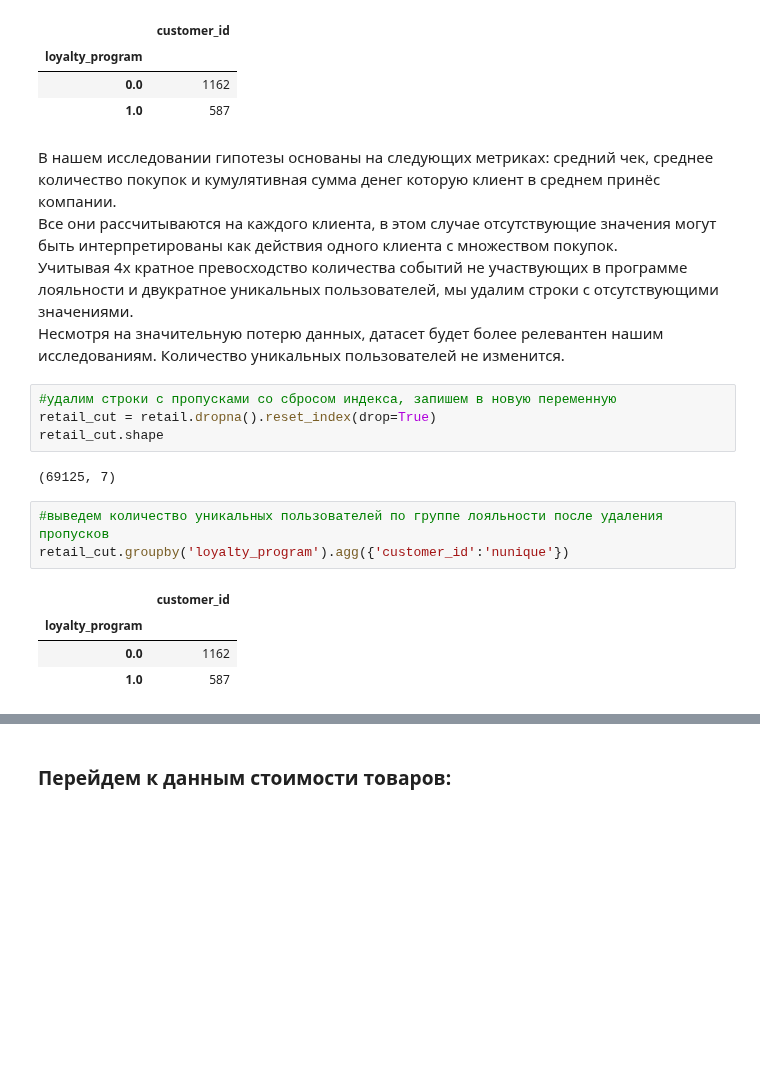
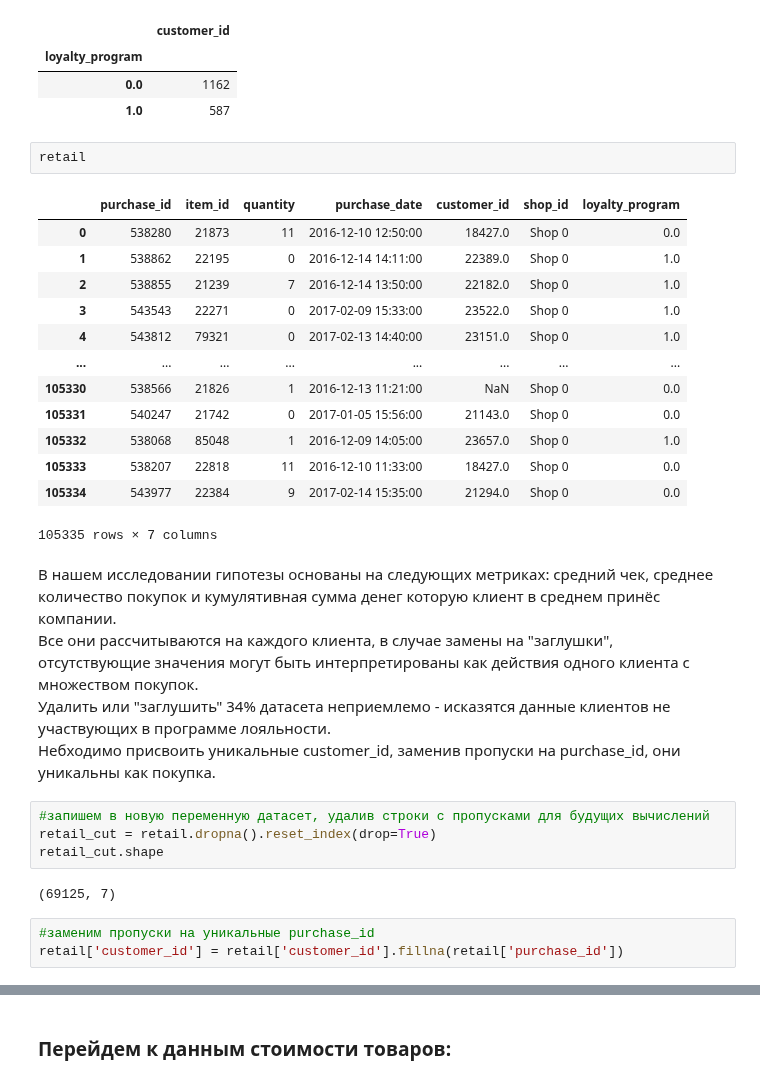
Before and after one commit to akirionenko/senior_progect, a Jupyter notebook: senior_project_1.ipynb, the cells around one changed output, grey strips where cells are left out. Drawn from its saved outputs; the diff is of its cells as text; blank space fills up the shorter version.

```diff
--- a/senior_project_1.ipynb
+++ b/senior_project_1.ipynb
@@ -149,22 +149,33 @@ retail.groupby('loyalty_program').agg({'customer_id':'nunique'})
 | loyalty_program |  |
 | 0.0 | 1162 |
 | 1.0 | 587 |
+# %%
+retail
+# %% [output]
+|  | purchase_id | item_id | quantity | purchase_date | customer_id | shop_id | loyalty_program |
+| 0 | 538280 | 21873 | 11 | 2016-12-10 12:50:00 | 18427.0 | Shop 0 | 0.0 |
+| 1 | 538862 | 22195 | 0 | 2016-12-14 14:11:00 | 22389.0 | Shop 0 | 1.0 |
+| 2 | 538855 | 21239 | 7 | 2016-12-14 13:50:00 | 22182.0 | Shop 0 | 1.0 |
+| 3 | 543543 | 22271 | 0 | 2017-02-09 15:33:00 | 23522.0 | Shop 0 | 1.0 |
+| 4 | 543812 | 79321 | 0 | 2017-02-13 14:40:00 | 23151.0 | Shop 0 | 1.0 |
+| ... | ... | ... | ... | ... | ... | ... | ... |
+| 105330 | 538566 | 21826 | 1 | 2016-12-13 11:21:00 | NaN | Shop 0 | 0.0 |
+| 105331 | 540247 | 21742 | 0 | 2017-01-05 15:56:00 | 21143.0 | Shop 0 | 0.0 |
+| 105332 | 538068 | 85048 | 1 | 2016-12-09 14:05:00 | 23657.0 | Shop 0 | 1.0 |
+| 105333 | 538207 | 22818 | 11 | 2016-12-10 11:33:00 | 18427.0 | Shop 0 | 0.0 |
+| 105334 | 543977 | 22384 | 9 | 2017-02-14 15:35:00 | 21294.0 | Shop 0 | 0.0 |
+105335 rows × 7 columns
 # %% [markdown]
 В нашем исследовании гипотезы основаны на следующих метриках: средний чек, среднее количество покупок и кумулятивная сумма денег которую  клиент в среднем принёс компании.\
-Все они рассчитываются на каждого клиента, в этом случае отсутствующие значения могут быть интерпретированы как действия одного клиента с множеством покупок.\
-Учитывая 4х кратное превосходство количества событий не участвующих в программе лояльности и двукратное уникальных пользователей, мы удалим строки с отсутствующими значениями.\
-Несмотря на значительную потерю данных, датасет будет более релевантен нашим исследованиям. Количество уникальных пользователей не изменится.
+Все они рассчитываются на каждого клиента, в случае замены на "заглушки", отсутствующие значения могут быть интерпретированы как действия одного клиента с множеством покупок.\
+Удалить или "заглушить" 34% датасета неприемлемо - исказятся данные клиентов не участвующих в программе лояльности.\
+Небходимо присвоить уникальные customer_id, заменив пропуски на purchase_id, они уникальны как покупка.
 # %%
-#удалим строки с пропусками со сбросом индекса, запишем в новую переменную
+#запишем в новую переменную датасет, удалив строки с пропусками для будущих вычислений
 retail_cut = retail.dropna().reset_index(drop=True)
 retail_cut.shape
 # %% [output]
 (69125, 7)
-# %%
-#выведем количество уникальных пользователей по группе лояльности после удаления пропусков
-retail_cut.groupby('loyalty_program').agg({'customer_id':'nunique'})
-# %% [output]
-|  | customer_id |
-| loyalty_program |  |
-| 0.0 | 1162 |
-| 1.0 | 587 |
+# %%
+#заменим пропуски на уникальные purchase_id
+retail['customer_id'] = retail['customer_id'].fillna(retail['purchase_id'])
```
Also changed, not shown: parts of 11 cells of this notebook.
